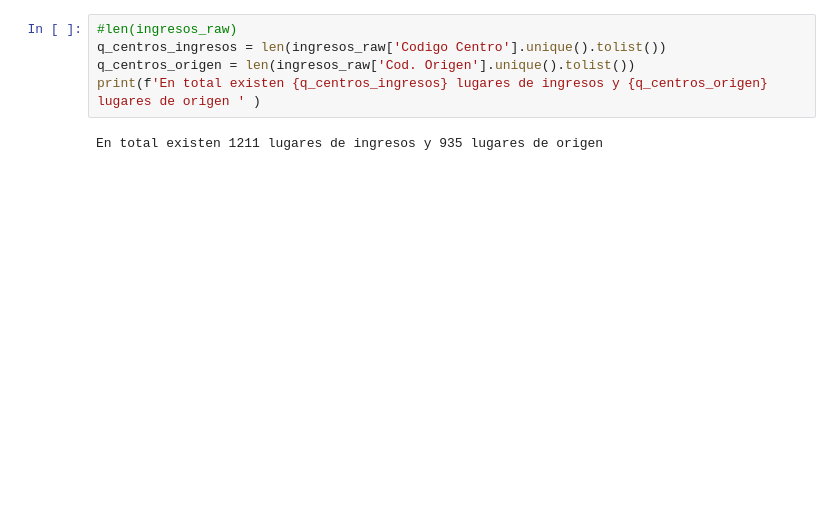
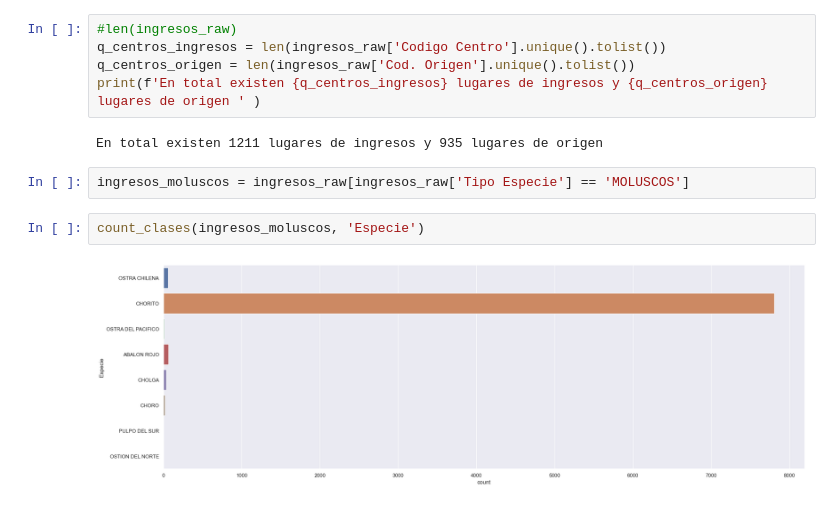
Before and after one commit to pedropablosilvaa/tesis_magister, a Jupyter notebook: notebooks/1_01_EDA_sernapesca_Ingresos.ipynb, the cells around one changed output. Drawn from its saved outputs; the diff is of its cells as text; blank space fills up the shorter version.

```diff
--- a/notebooks/1_01_EDA_sernapesca_Ingresos.ipynb
+++ b/notebooks/1_01_EDA_sernapesca_Ingresos.ipynb
@@ -198,3 +216,9 @@ q_centros_origen = len(ingresos_raw['Cod. Origen'].unique().tolist())
 print(f'En total existen {q_centros_ingresos} lugares de ingresos y {q_centros_origen} lugares de origen ' )
 # %% [output]
 En total existen 1211 lugares de ingresos y 935 lugares de origen
+# %%
+ingresos_moluscos = ingresos_raw[ingresos_raw['Tipo Especie'] == 'MOLUSCOS']
+# %%
+count_clases(ingresos_moluscos, 'Especie')
+# %% [output]
+[figure, added]
```
Also changed, not shown: parts of 7 cells of this notebook, 3 other files.
